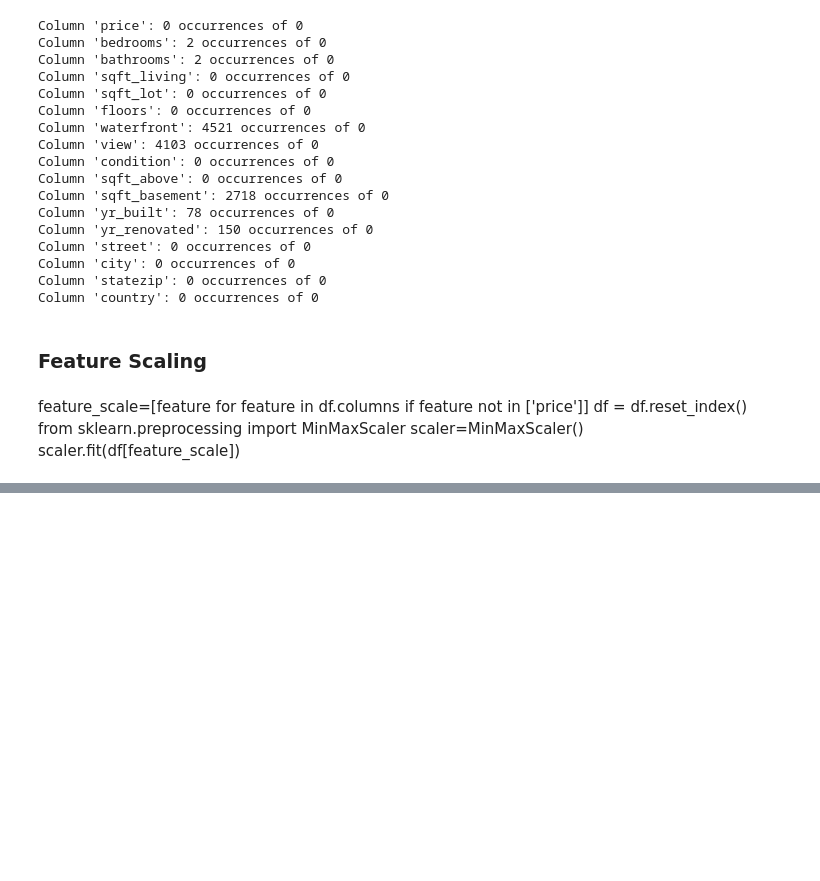
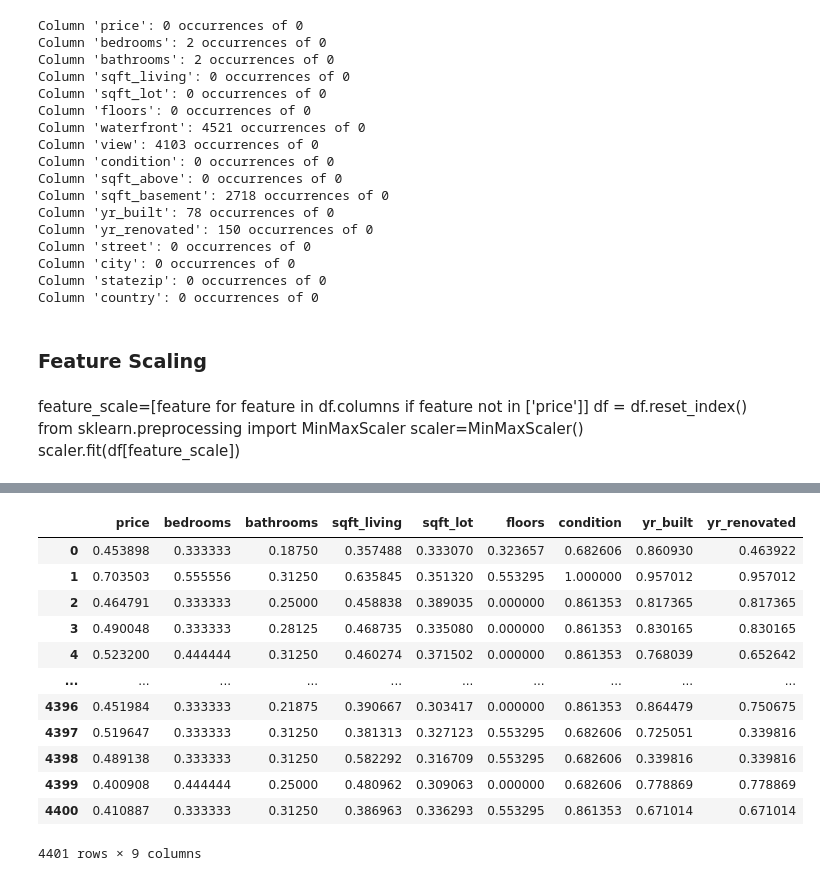
Before and after one commit to DenisSobczyk/House_Price_Prediction, a Jupyter notebook: app.ipynb, the cells around one changed output, grey strips where cells are left out. Saved outputs shown, nothing was run; the diff lists cells and outputs as text; code cells hidden in the pictures; blank space fills up the shorter version.

Commit message:
MinMax Scaler

```diff
--- a/app.ipynb
+++ b/app.ipynb
@@ -505,3 +505,25 @@ df.describe()
 | 50% | 13.047640 | 3.000000 | 2.250000 | 7.585789 | 8.948976 | 0.405465 | 1.098612 | 3.663562 | 2.995732 |
 | 75% | 13.392810 | 4.000000 | 2.500000 | 7.863267 | 9.311994 | 0.693147 | 1.386294 | 4.158883 | 3.737670 |
 | max | 17.096046 | 9.000000 | 8.000000 | 9.513404 | 13.887104 | 1.252763 | 1.609438 | 4.736198 | 4.736198 |
+# %%
+# Initialize MinMaxScaler
+scaler = MinMaxScaler()
+
+# Fit the scaler to your DataFrame and transform it
+df_scaled = pd.DataFrame(scaler.fit_transform(df), columns=df.columns)
+# %%
+df_scaled
+# %% [output]
+|  | price | bedrooms | bathrooms | sqft_living | sqft_lot | floors | condition | yr_built | yr_renovated |
+| 0 | 0.453898 | 0.333333 | 0.18750 | 0.357488 | 0.333070 | 0.323657 | 0.682606 | 0.860930 | 0.463922 |
+| 1 | 0.703503 | 0.555556 | 0.31250 | 0.635845 | 0.351320 | 0.553295 | 1.000000 | 0.957012 | 0.957012 |
+| 2 | 0.464791 | 0.333333 | 0.25000 | 0.458838 | 0.389035 | 0.000000 | 0.861353 | 0.817365 | 0.817365 |
+| 3 | 0.490048 | 0.333333 | 0.28125 | 0.468735 | 0.335080 | 0.000000 | 0.861353 | 0.830165 | 0.830165 |
+| 4 | 0.523200 | 0.444444 | 0.31250 | 0.460274 | 0.371502 | 0.000000 | 0.861353 | 0.768039 | 0.652642 |
+| ... | ... | ... | ... | ... | ... | ... | ... | ... | ... |
+| 4396 | 0.451984 | 0.333333 | 0.21875 | 0.390667 | 0.303417 | 0.000000 | 0.861353 | 0.864479 | 0.750675 |
+| 4397 | 0.519647 | 0.333333 | 0.31250 | 0.381313 | 0.327123 | 0.553295 | 0.682606 | 0.725051 | 0.339816 |
+| 4398 | 0.489138 | 0.333333 | 0.31250 | 0.582292 | 0.316709 | 0.553295 | 0.682606 | 0.339816 | 0.339816 |
+| 4399 | 0.400908 | 0.444444 | 0.25000 | 0.480962 | 0.309063 | 0.000000 | 0.682606 | 0.778869 | 0.778869 |
+| 4400 | 0.410887 | 0.333333 | 0.31250 | 0.386963 | 0.336293 | 0.553295 | 0.861353 | 0.671014 | 0.671014 |
+4401 rows × 9 columns
```
